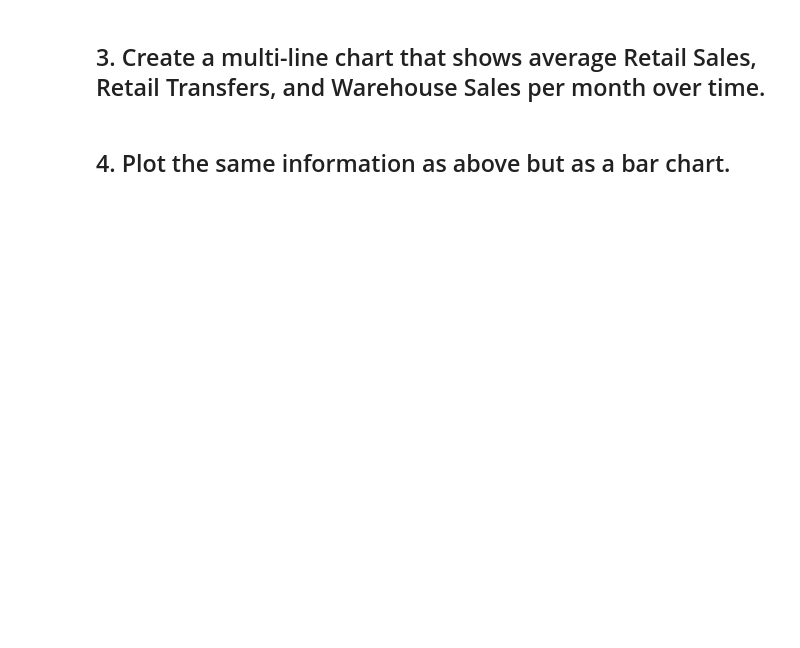
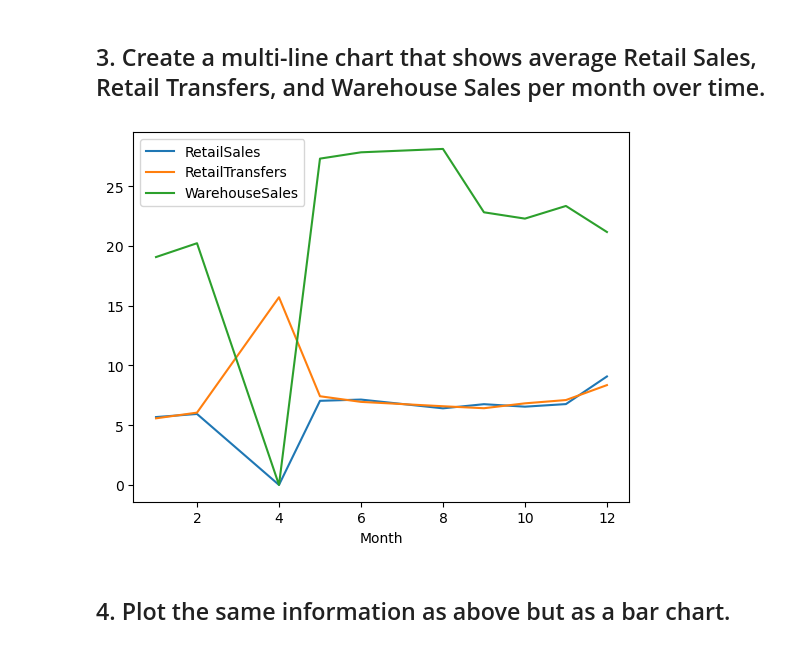
Before and after one commit to moldypeaches/DAFT_0410, a Jupyter notebook: module_2/Lab_2_ Plotting-Multiple-Data-Series/main.ipynb, the cells around one changed output. Saved outputs shown, nothing was run; the diff lists cells and outputs as text; code cells hidden in the pictures; blank space fills up the shorter version.

```diff
--- a/module_2/Lab_2_ Plotting-Multiple-Data-Series/main.ipynb
+++ b/module_2/Lab_2_ Plotting-Multiple-Data-Series/main.ipynb
@@ -62,4 +78,9 @@ TypeError: sort_values() got an unexpected keyword argument 'by'
 # %% [markdown]
 ## 3. Create a multi-line chart that shows average Retail Sales, Retail Transfers, and Warehouse Sales per month over time.
+# %%
+monthly = df[["RetailSales", "RetailTransfers", "WarehouseSales"]].groupby(df["Month"]).agg('mean')
+monthly.plot();
+# %% [output]
+[figure, added]
 # %% [markdown]
 ## 4. Plot the same information as above but as a bar chart.
```
Also changed, not shown: parts of 13 cells of this notebook.
